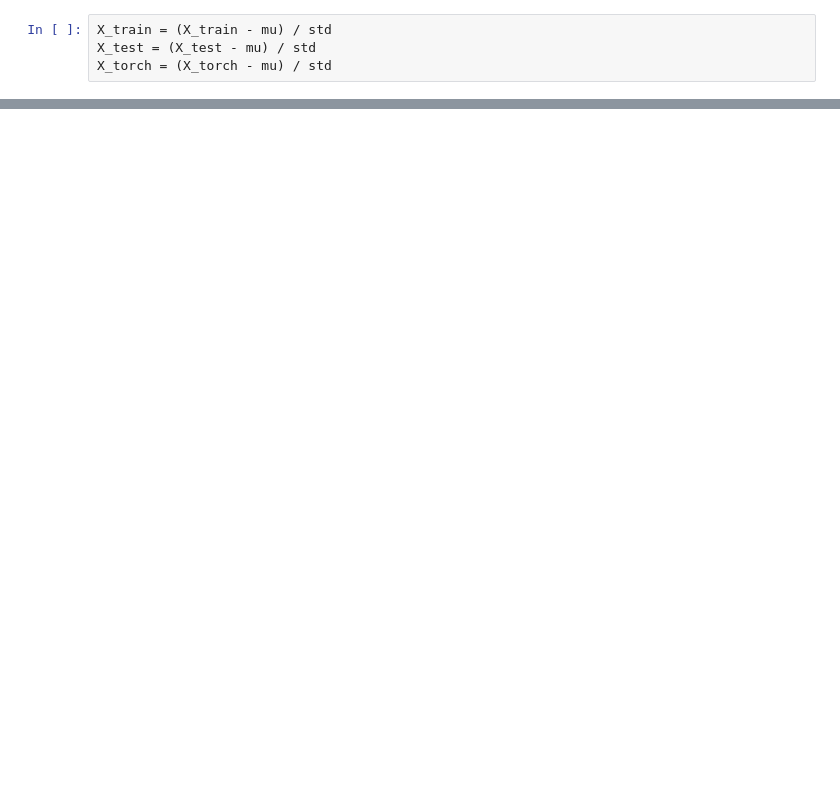
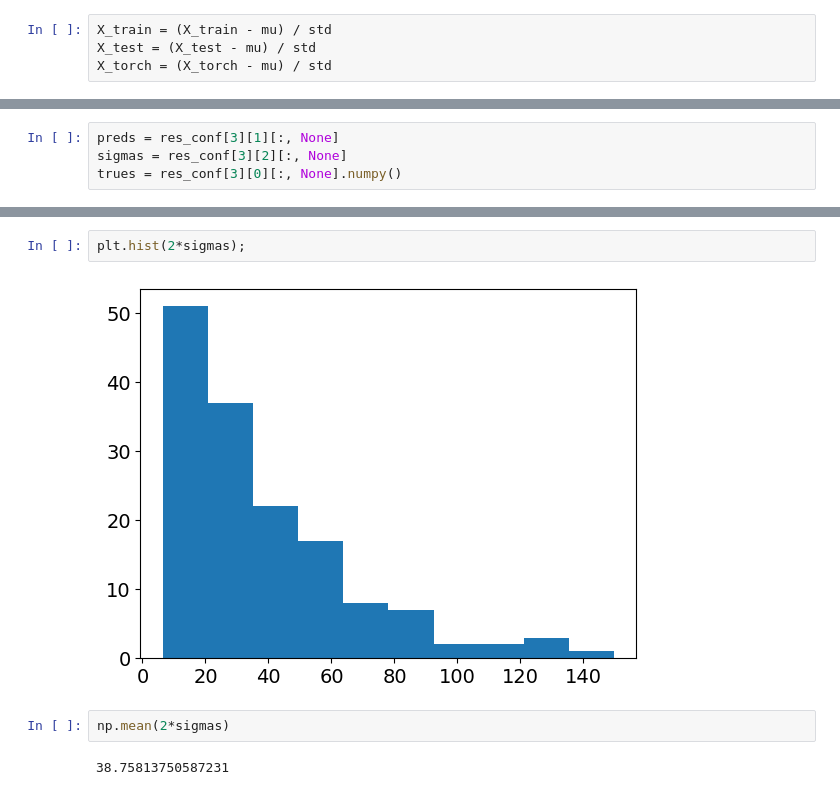
Before and after one commit to JoaoCalem/Conformal-Sparsemax, a Jupyter notebook: notebooks/hsc_real_data.ipynb, the cells around one changed output, grey strips where cells are left out. Saved outputs shown, nothing was run; the diff lists cells and outputs as text; blank space fills up the shorter version.

```diff
--- a/notebooks/hsc_real_data.ipynb
+++ b/notebooks/hsc_real_data.ipynb
@@ -289,0 +320,4 @@ Text(0.5, 0, 'Standardized county population')
+# %%
+preds = res_conf[3][1][:, None]
+sigmas = res_conf[3][2][:, None]
+trues = res_conf[3][0][:, None].numpy()
@@ -289,0 +338,8 @@ Text(0.5, 0, 'Standardized county population')
+# %%
+plt.hist(2*sigmas);
+# %% [output]
+[figure, added]
+# %%
+np.mean(2*sigmas)
+# %% [output]
+38.75813750587231
```
Also changed, not shown: parts of 13 cells of this notebook, 11 other files.
